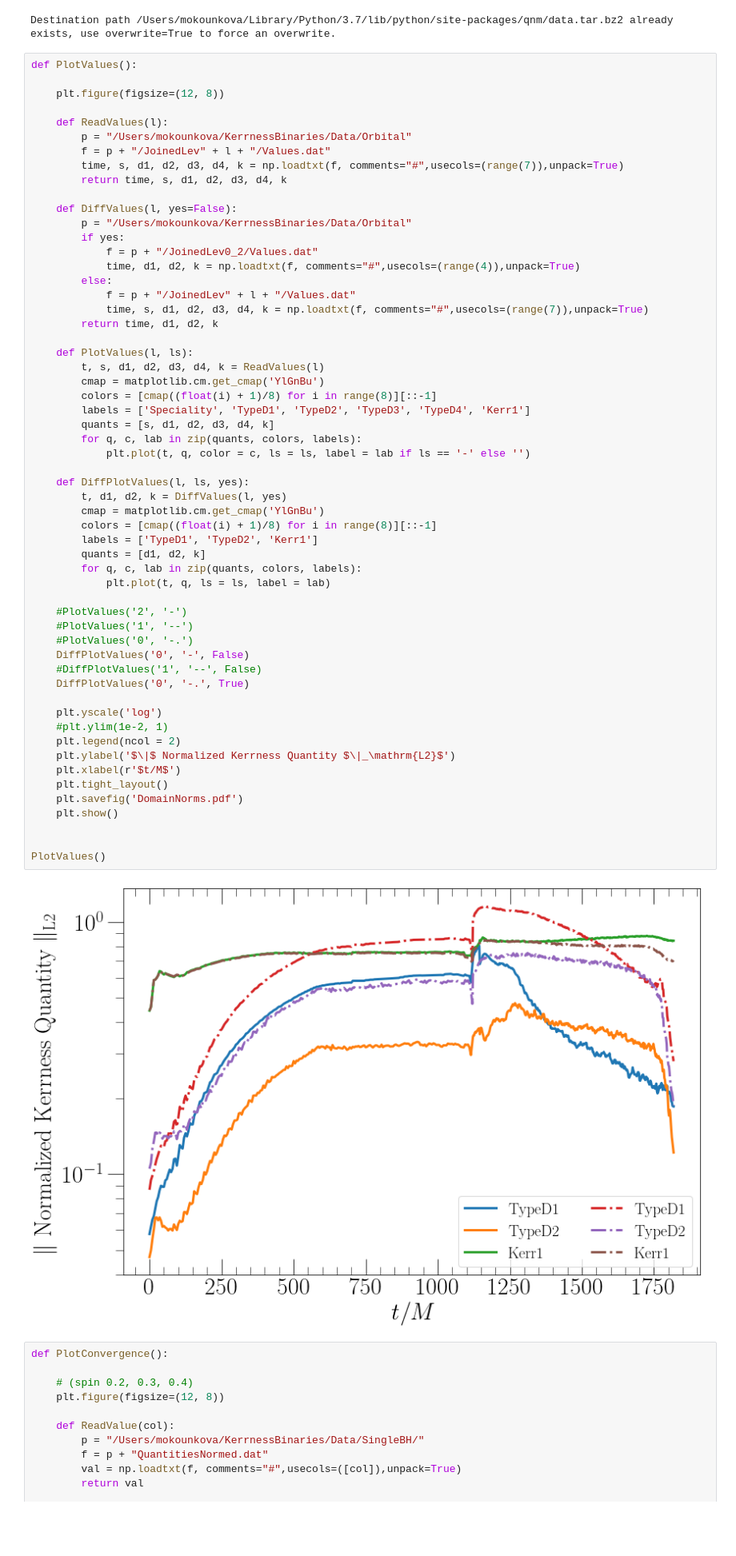
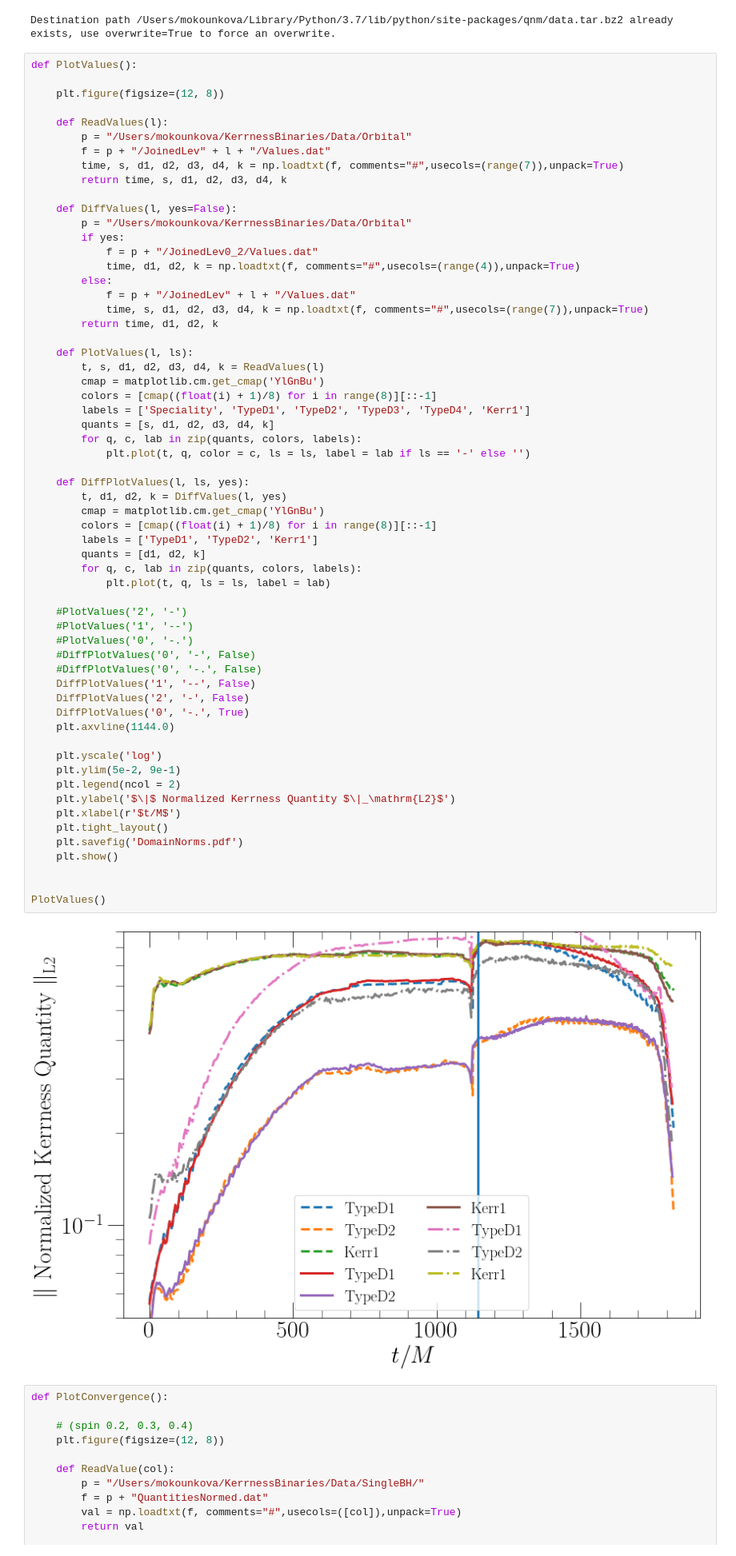
Before and after one commit to mariaokounkova/KerrnessBinaries, a Jupyter notebook: KerrnessBinaries.ipynb, the cells around one changed output. Shown at 80% size. Saved outputs shown, nothing was run; the diff lists cells and outputs as text; blank space fills up the shorter version.

```diff
--- a/KerrnessBinaries.ipynb
+++ b/KerrnessBinaries.ipynb
@@ -68,37 +68,40 @@ def PlotValues():
         labels = ['Speciality', 'TypeD1', 'TypeD2', 'TypeD3', 'TypeD4', 'Kerr1']
         quants = [s, d1, d2, d3, d4, k]
         for q, c, lab in zip(quants, colors, labels):
             plt.plot(t, q, color = c, ls = ls, label = lab if ls == '-' else '')
 
     def DiffPlotValues(l, ls, yes):
         t, d1, d2, k = DiffValues(l, yes)
         cmap = matplotlib.cm.get_cmap('YlGnBu')
         colors = [cmap((float(i) + 1)/8) for i in range(8)][::-1]
         labels = ['TypeD1', 'TypeD2', 'Kerr1']
         quants = [d1, d2, k]
         for q, c, lab in zip(quants, colors, labels):
             plt.plot(t, q, ls = ls, label = lab)
 
     #PlotValues('2', '-')
     #PlotValues('1', '--')
     #PlotValues('0', '-.')
-    DiffPlotValues('0', '-', False)
-    #DiffPlotValues('1', '--', False)
+    #DiffPlotValues('0', '-', False)
+    #DiffPlotValues('0', '-.', False)
+    DiffPlotValues('1', '--', False)
+    DiffPlotValues('2', '-', False)
     DiffPlotValues('0', '-.', True)
+    plt.axvline(1144.0)
 
     plt.yscale('log')
-    #plt.ylim(1e-2, 1)
+    plt.ylim(5e-2, 9e-1)
     plt.legend(ncol = 2)
     plt.ylabel('$\|$ Normalized Kerrness Quantity $\|_\mathrm{L2}$')
     plt.xlabel(r'$t/M$')
     plt.tight_layout()
     plt.savefig('DomainNorms.pdf')
     plt.show()
 
 
 PlotValues()
 # %% [output]
-[figure, old version]
+[figure, new version]
 # %%
 def PlotConvergence():
 
```
